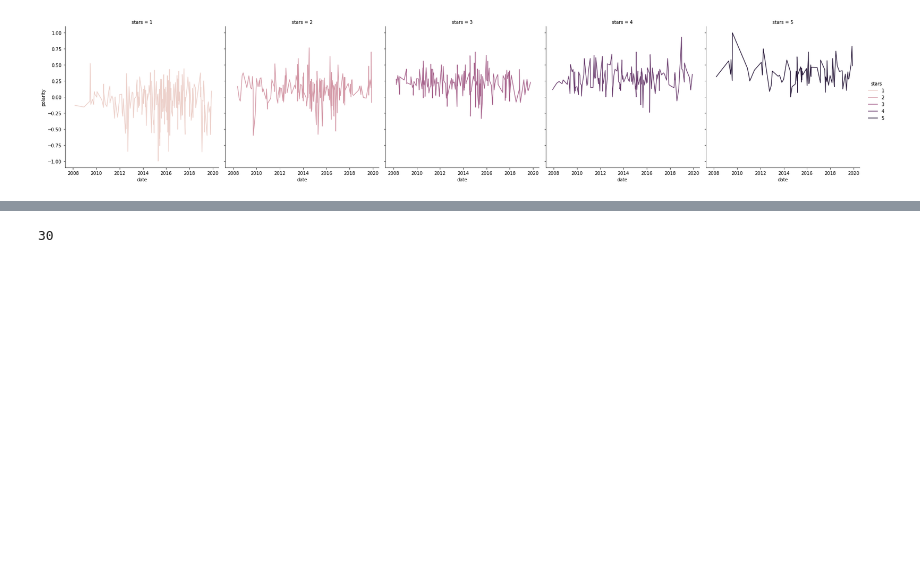
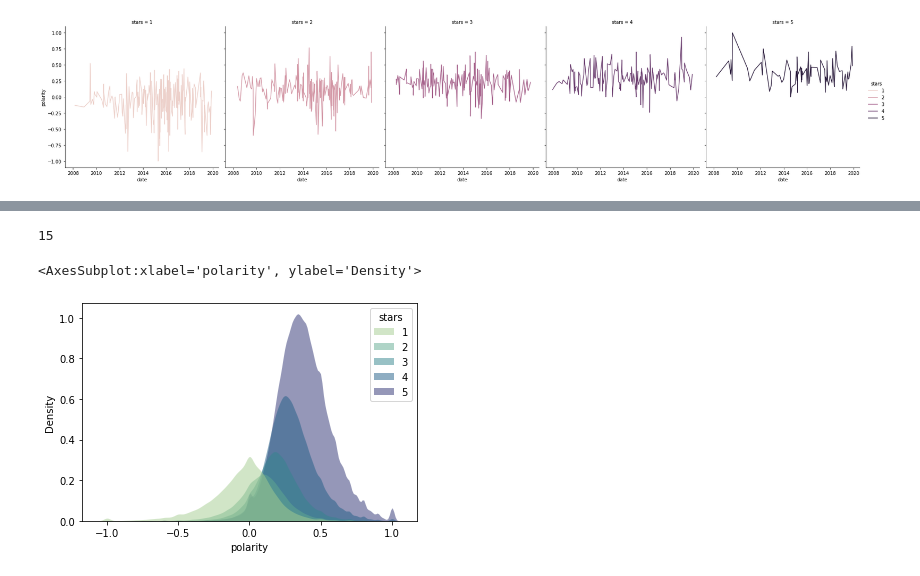
Before and after one commit to danieljbae/CS-4502-Project, a Jupyter notebook: Analysis/reviews_sentiment.ipynb, the cells around one changed output, grey strips where cells are left out. Cells and saved outputs as stored; diff of their text form; code cells hidden in the pictures; blank space fills up the shorter version.

```diff
--- a/Analysis/reviews_sentiment.ipynb
+++ b/Analysis/reviews_sentiment.ipynb
@@ -238,4 +245,12 @@ Quick look at sentiment for one business didn't show noticable patterns over tim
-# %%
-gc.collect()
-# %% [output]
-30
+# %%
+#give my pc some help
+gc.collect()
+# %% [output]
+15
+# %%
+#note this is kde not normdist
+sns.kdeplot(data=df, x='polarity', hue='stars',fill=True, palette="crest",
+   alpha=.5, linewidth=0)
+# %% [output]
+<AxesSubplot:xlabel='polarity', ylabel='Density'>
+[figure, added]
```
Also changed, not shown: parts of 41 cells of this notebook.
